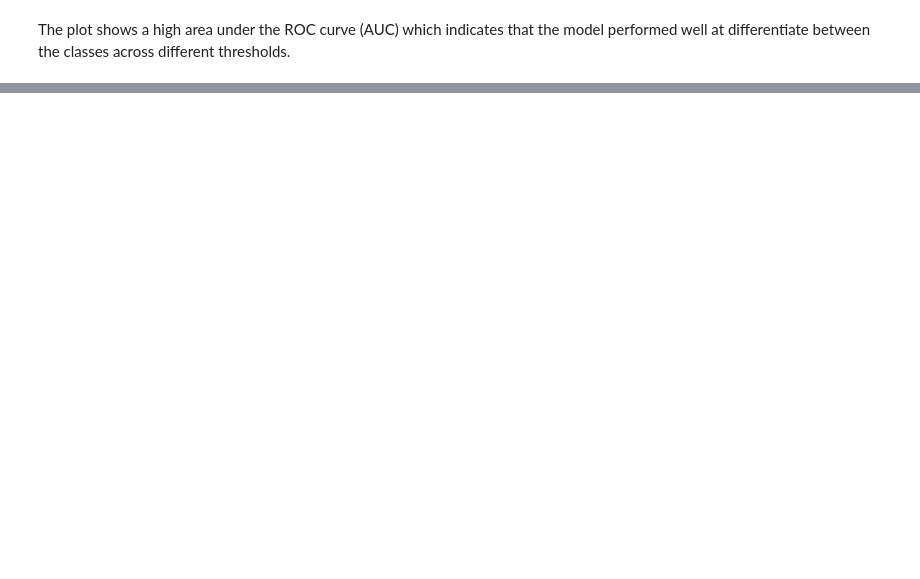
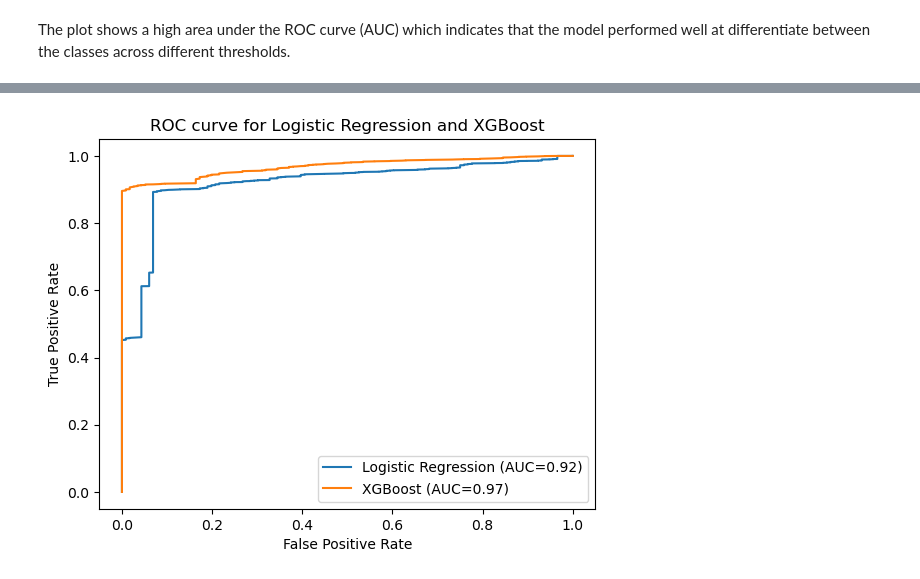
Before and after one commit to renaqd/team7-ADS502, a Jupyter notebook: team7-Classification.ipynb, the cells around one changed output, grey strips where cells are left out. Cells and saved outputs as stored; diff of their text form; code cells hidden in the pictures; blank space fills up the shorter version.

Commit message:
model 2 added

```diff
--- a/team7-Classification.ipynb
+++ b/team7-Classification.ipynb
@@ -328,0 +350,9 @@ The plot shows a high area under the ROC curve (AUC) which indicates that the mo
+# %%
+# Train XGBoost classifier
+xgb_model = xgb.XGBClassifier()
+xgb_model.fit(X_train, y_train)
+
+xgb_preds = xgb_model.predict(X_test)
+
+accuracy = accuracy_score(y_test, xgb_preds)
+print("Accuracy: %.2f%%" % (accuracy * 100.0))
@@ -328,0 +381,26 @@ The plot shows a high area under the ROC curve (AUC) which indicates that the mo
+# %%
+import xgboost as xgb
+from sklearn.metrics import roc_curve, roc_auc_score
+
+
+
+# Predict probabilities for XGBoost
+y_pred_proba_xgb = xgb_model.predict_proba(X_test)[:, 1]
+
+# Calculate FPR and TPR for XGBoost
+fpr_xgb, tpr_xgb, _ = roc_curve(y_test, y_pred_proba_xgb)
+auc_xgb = roc_auc_score(y_test, y_pred_proba_xgb)
+
+# Plot ROC curve for Logistic Regression
+plt.plot(fpr, tpr, label=f"Logistic Regression (AUC={auc:.2f})")
+
+# Plot ROC curve for XGBoost
+plt.plot(fpr_xgb, tpr_xgb, label=f"XGBoost (AUC={auc_xgb:.2f})")
+
+plt.title('ROC curve for Logistic Regression and XGBoost')
+plt.xlabel('False Positive Rate')
+plt.ylabel('True Positive Rate')
+plt.legend(loc='lower right')
+plt.show()
+# %% [output]
+[figure, added]
```
Also changed, not shown: parts of 11 cells of this notebook.
